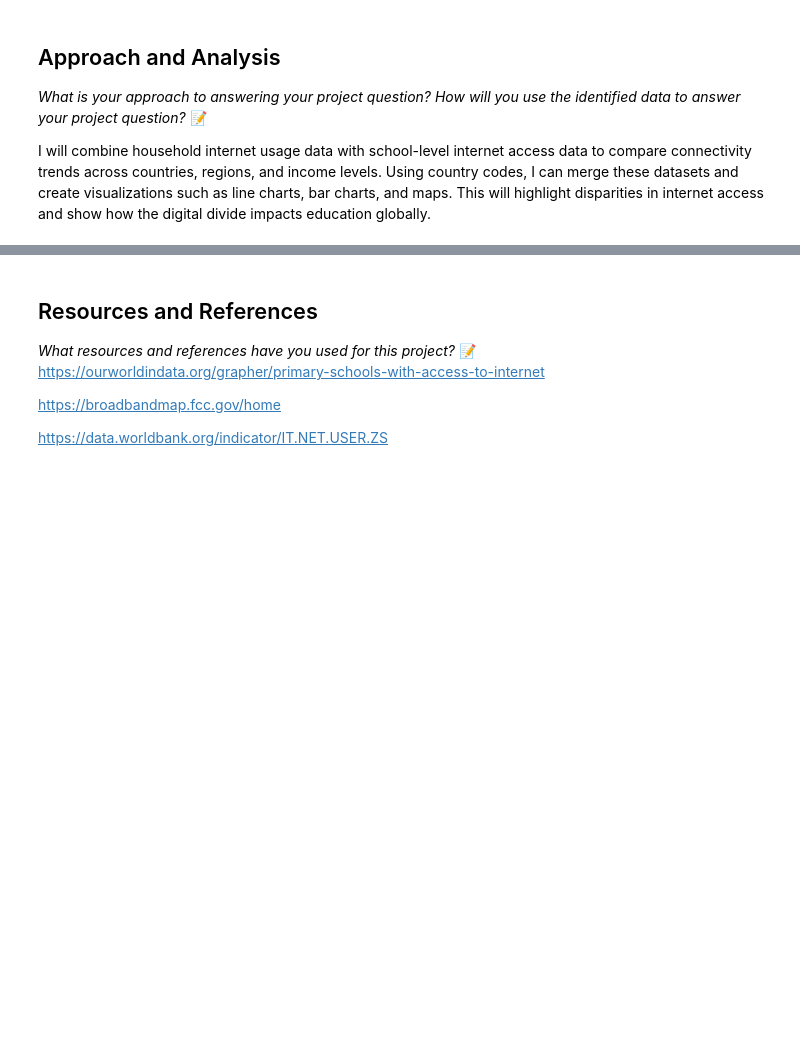
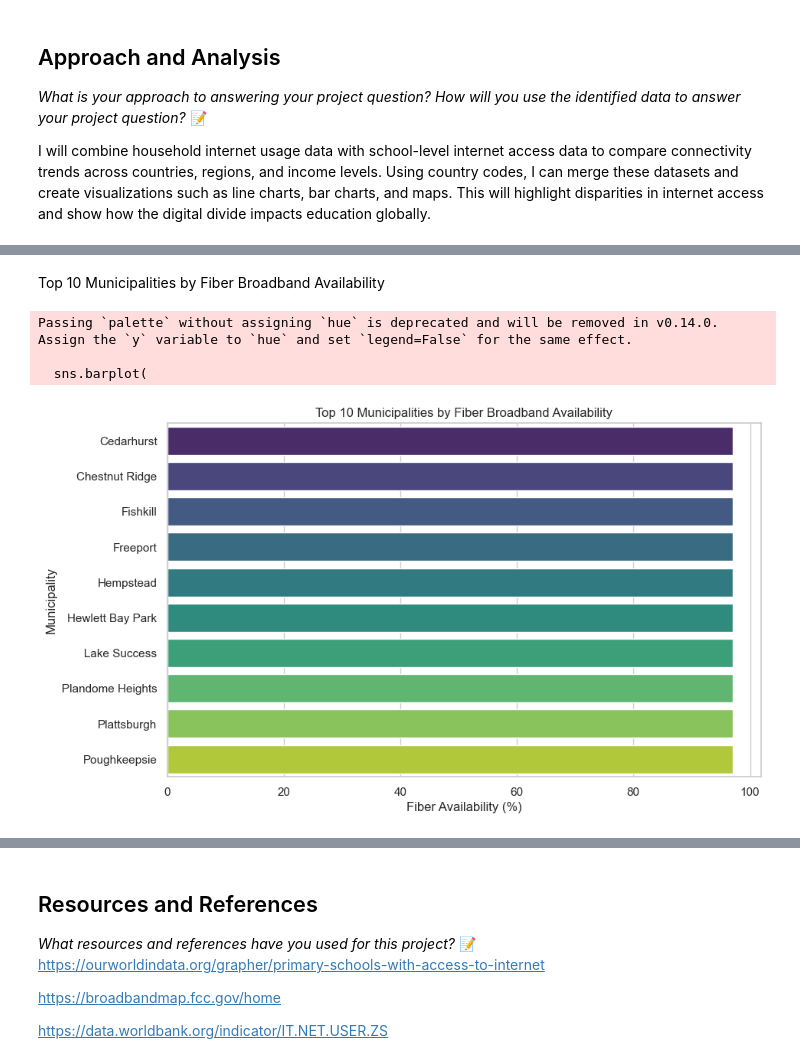
Before and after one commit to IT4063C001-Fall2025/final-project-Voegelnh, a Jupyter notebook: source.ipynb, the cells around one changed output, grey strips where cells are left out. Drawn from its saved outputs; the diff is of its cells as text; code cells hidden in the pictures; blank space fills up the shorter version.

```diff
--- a/source.ipynb
+++ b/source.ipynb
@@ -113,0 +125,24 @@ Index(['Country Code', 'Region', 'IncomeGroup', 'SpecialNotes', 'TableName',
+# %% [markdown]
+Top 10 Municipalities by Fiber Broadband Availability
+# %%
+broadband_municipality_df = pd.read_csv("DataSets/Broadband_Availability_By_Municipality.csv")
+
+top_fiber = broadband_municipality_df.nlargest(10, '% Hse Units Fiber')
+
+sns.set(style="whitegrid")
+plt.figure(figsize=(10, 6))
+sns.barplot(
+    data=top_fiber,
+    x='% Hse Units Fiber',
+    y='Municipality Name',
+    palette='viridis'
+)
+plt.title("Top 10 Municipalities by Fiber Broadband Availability")
+plt.xlabel("Fiber Availability (%)")
+plt.ylabel("Municipality")
+plt.show()
+# %% [output]
+Passing `palette` without assigning `hue` is deprecated and will be removed in v0.14.0. Assign the `y` variable to `hue` and set `legend=False` for the same effect.
+
+  sns.barplot(
+[figure, added]
```
Also changed, not shown: parts of 10 cells of this notebook, 4 other files.
